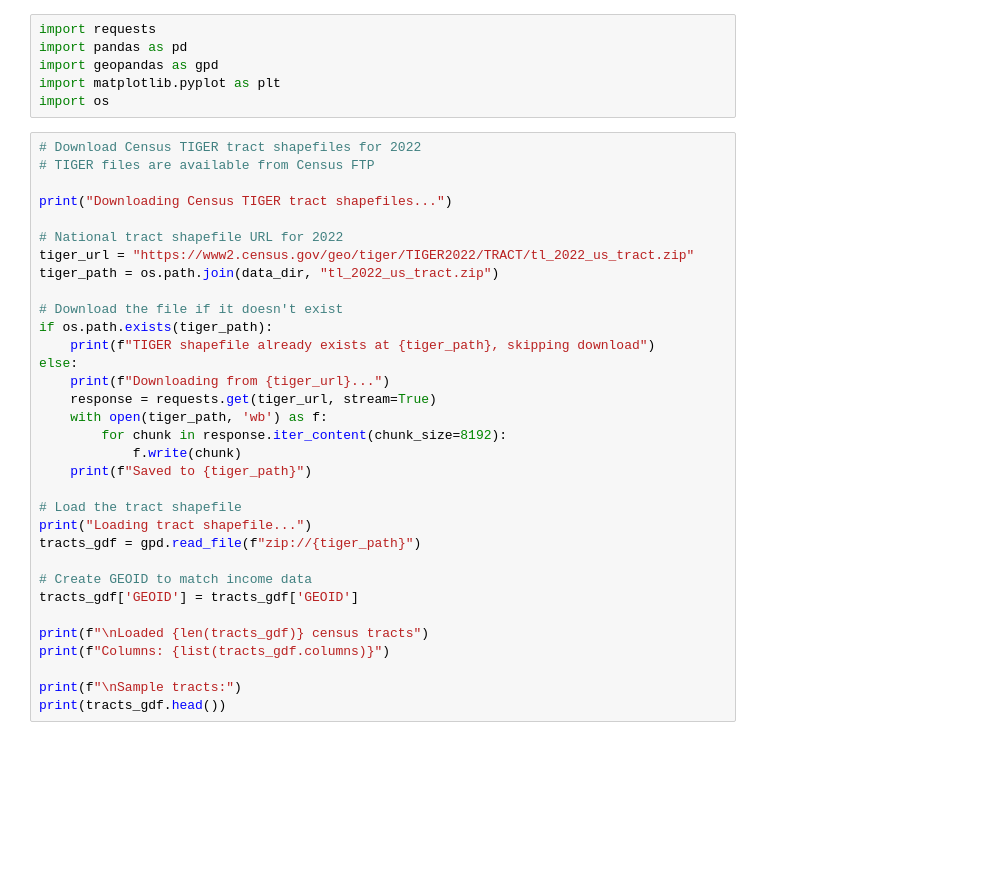
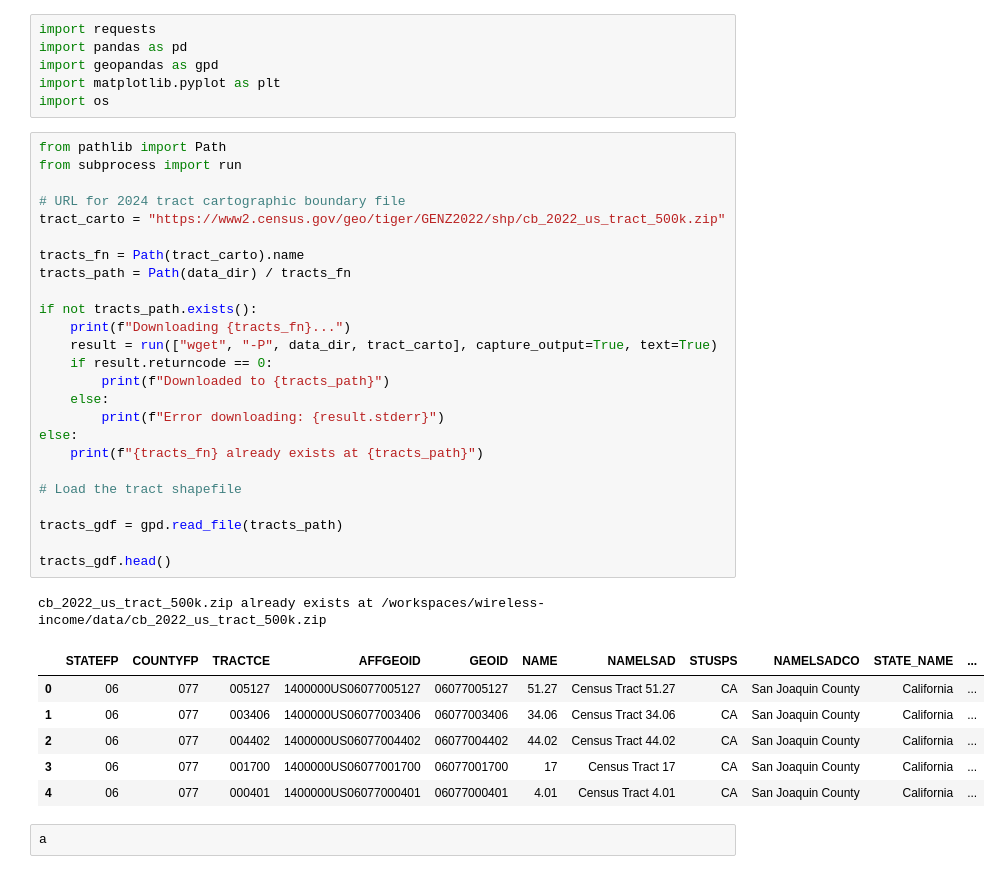
Before and after one commit to maxbusboom/WirelessIncome, a Jupyter notebook: notebooks/ericbusboom/census_tracts.ipynb, the cells around one changed output. Drawn from its saved outputs; the diff is of its cells as text; blank space fills up the shorter version.

```diff
--- a/notebooks/ericbusboom/census_tracts.ipynb
+++ b/notebooks/ericbusboom/census_tracts.ipynb
@@ -7,39 +16,41 @@ import pandas as pd
 import geopandas as gpd
 import matplotlib.pyplot as plt
 import os
-# %%
-# Download Census TIGER tract shapefiles for 2022
-# TIGER files are available from Census FTP
-
-print("Downloading Census TIGER tract shapefiles...")
-
-# National tract shapefile URL for 2022
-tiger_url = "https://www2.census.gov/geo/tiger/TIGER2022/TRACT/tl_2022_us_tract.zip"
-tiger_path = os.path.join(data_dir, "tl_2022_us_tract.zip")
-
-# Download the file if it doesn't exist
-if os.path.exists(tiger_path):
-    print(f"TIGER shapefile already exists at {tiger_path}, skipping download")
-else:
-    print(f"Downloading from {tiger_url}...")
-    response = requests.get(tiger_url, stream=True)
-    with open(tiger_path, 'wb') as f:
-        for chunk in response.iter_content(chunk_size=8192):
-            f.write(chunk)
-    print(f"Saved to {tiger_path}")
-
-# Load the tract shapefile
-print("Loading tract shapefile...")
-tracts_gdf = gpd.read_file(f"zip://{tiger_path}")
-
-# Create GEOID to match income data
-tracts_gdf['GEOID'] = tracts_gdf['GEOID']
-
-print(f"\nLoaded {len(tracts_gdf)} census tracts")
-print(f"Columns: {list(tracts_gdf.columns)}")
-
-print(f"\nSample tracts:")
-print(tracts_gdf.head())
+# %%
+from pathlib import Path
+from subprocess import run
+
+# URL for 2024 tract cartographic boundary file
+tract_carto = "https://www2.census.gov/geo/tiger/GENZ2022/shp/cb_2022_us_tract_500k.zip"
+
+tracts_fn = Path(tract_carto).name
+tracts_path = Path(data_dir) / tracts_fn
+
+if not tracts_path.exists():
+    print(f"Downloading {tracts_fn}...")
+    result = run(["wget", "-P", data_dir, tract_carto], capture_output=True, text=True)
+    if result.returncode == 0:
+        print(f"Downloaded to {tracts_path}")
+    else:
+        print(f"Error downloading: {result.stderr}")
+else:
+    print(f"{tracts_fn} already exists at {tracts_path}")
+
+# Load the tract shapefile
+
+tracts_gdf = gpd.read_file(tracts_path)
+
+tracts_gdf.head()
+# %% [output]
+cb_2022_us_tract_500k.zip already exists at /workspaces/wireless-income/data/cb_2022_us_tract_500k.zip
+|  | STATEFP | COUNTYFP | TRACTCE | AFFGEOID | GEOID | NAME | NAMELSAD | STUSPS | NAMELSADCO | STATE_NAME | ... |
+| 0 | 06 | 077 | 005127 | 1400000US06077005127 | 06077005127 | 51.27 | Census Tract 51.27 | CA | San Joaquin County | California | ... |
+| 1 | 06 | 077 | 003406 | 1400000US06077003406 | 06077003406 | 34.06 | Census Tract 34.06 | CA | San Joaquin County | California | ... |
+| 2 | 06 | 077 | 004402 | 1400000US06077004402 | 06077004402 | 44.02 | Census Tract 44.02 | CA | San Joaquin County | California | ... |
+| 3 | 06 | 077 | 001700 | 1400000US06077001700 | 06077001700 | 17 | Census Tract 17 | CA | San Joaquin County | California | ... |
+| 4 | 06 | 077 | 000401 | 1400000US06077000401 | 06077000401 | 4.01 | Census Tract 4.01 | CA | San Joaquin County | California | ... |
+# %%
+a
 # %%
 # Get Census data - 2022 ACS 5-Year median household income by tract
 # B19013_001E is median household income
```
Also changed, not shown: parts of 6 cells of this notebook, 1 other file.
